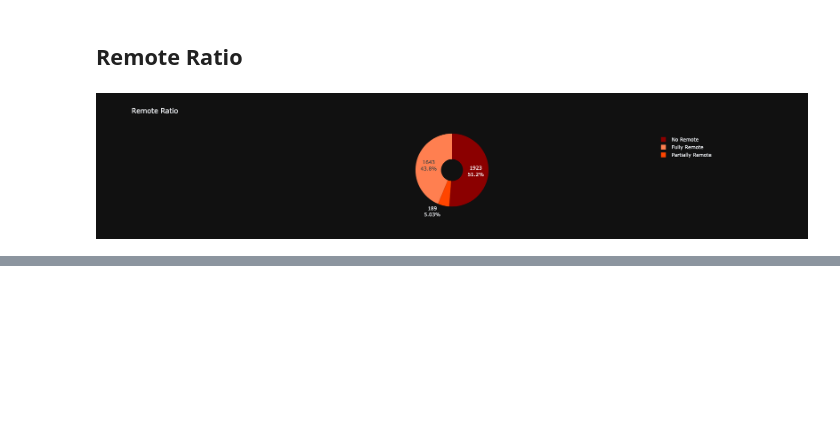
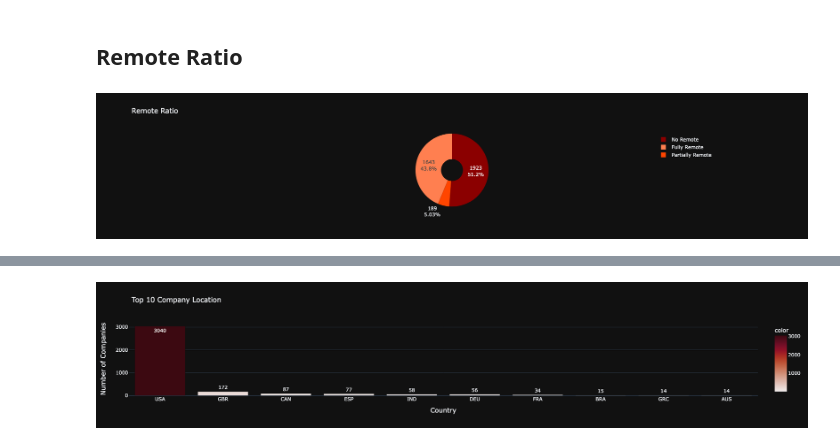
Before and after one commit to firatoncu/Introduction-to-Data-Science, a Jupyter notebook: regression/data_science_salaries/ds_salary_prediction.ipynb, the cells around one changed output, grey strips where cells are left out. Drawn from its saved outputs; the diff is of its cells as text; code cells hidden in the pictures; blank space fills up the shorter version.

```diff
--- a/regression/data_science_salaries/ds_salary_prediction.ipynb
+++ b/regression/data_science_salaries/ds_salary_prediction.ipynb
@@ -39,6 +39,8 @@ with ZipFile("data/data-science-salaries-2023.zip", "r") as zObject:
     zObject.extractall(path="data/")
 # %%
 df_salaries = pd.read_csv("data/ds_salaries.csv")
+# %%
+df= df_salaries
 # %% [markdown]
 ## Data Exploration
 # %%
@@ -287,0 +305,26 @@ fig.show()
+# %%
+top10_company_location = df_salaries['company_location'].value_counts()[:10]
+fig = px.bar(df,
+            x=top10_company_location.index,
+            y=top10_company_location.values,
+            text=top10_company_location.values,
+            color=top10_company_location.values,
+            color_continuous_scale=px.colors.sequential.amp,
+            title='Top 10 Company Location')
+fig.update_layout(
+    xaxis=dict(
+        title='Country',
+        titlefont_size=16
+    ),
+    yaxis=dict(
+        title='Number of Companies',
+        titlefont_size=16
+    ),
+    template='plotly_dark'
+)
+fig.update_traces(
+    textfont_size=12
+)
+fig.show()
+# %% [output]
+[figure, added]
```
Also changed, not shown: parts of 32 cells of this notebook.
